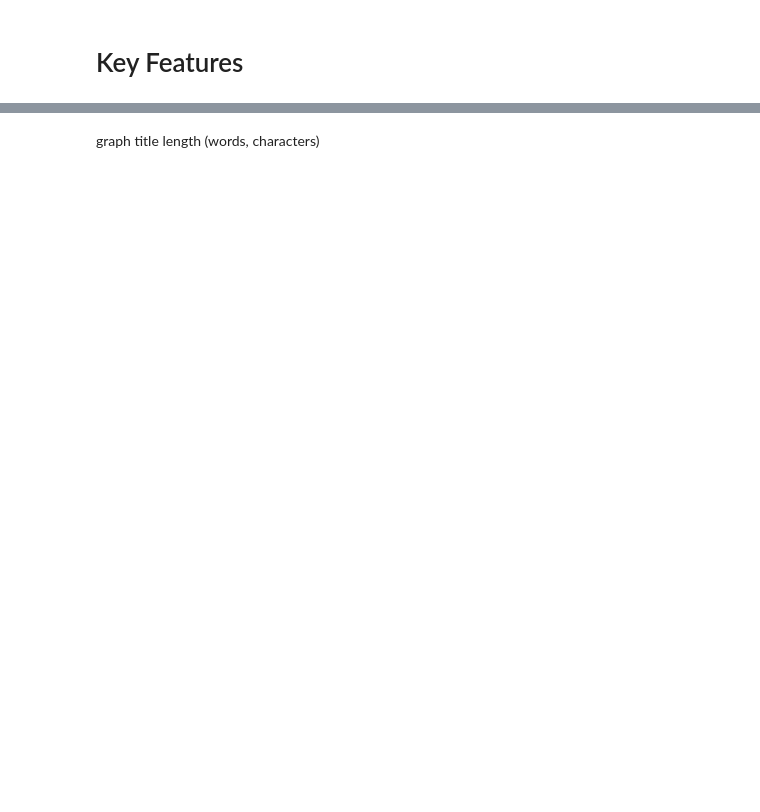
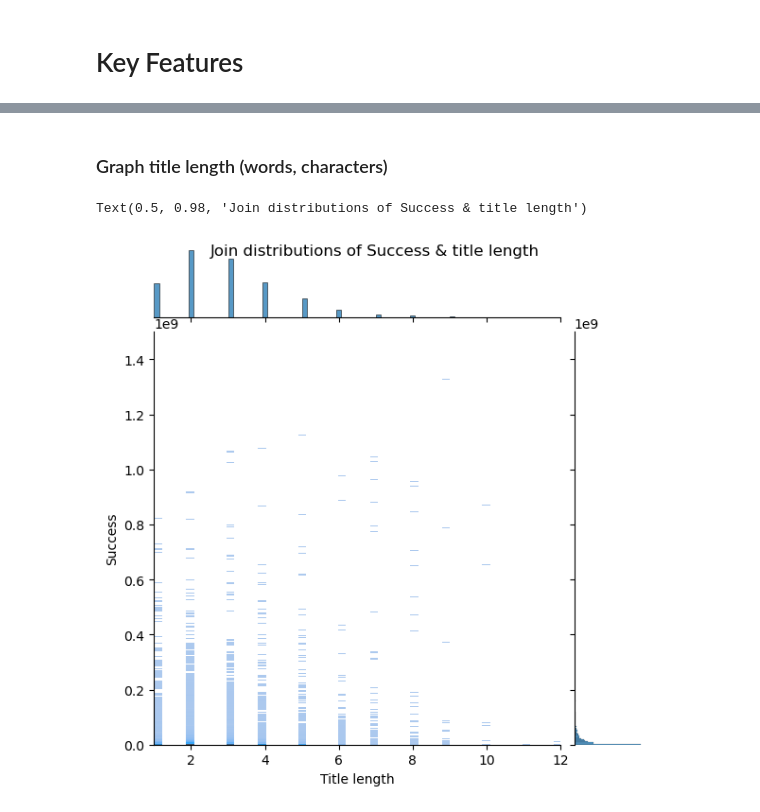
Before and after one commit to epfl-ada/ada-2023-project-randada, a Jupyter notebook: Key_Features.ipynb, the cells around one changed output, grey strips where cells are left out. Saved outputs shown, nothing was run; the diff lists cells and outputs as text; code cells hidden in the pictures; blank space fills up the shorter version.

```diff
--- a/Key_Features.ipynb
+++ b/Key_Features.ipynb
@@ -14,4 +20,5 @@ Intel MKL WARNING: Support of Intel(R) Streaming SIMD Extensions 4.2 (Intel(R) S
 # %%
 # importing the data
 
-movies=pd.read_csv('Data/')
+movies=pd.read_csv('Data/movies_preprocessed.csv')
+movies.head()
@@ -18,15 +32,23 @@ movies=pd.read_csv('Data/')
 # %% [markdown]
-graph title length (words, characters)
+### Graph title length (words, characters)
 # %%
 # Helper function to count the words in movie titles
 def count_words(x):
     # remove eventual spaces at the beginning and at the end of the string, split the string, count the words
     return len(x.strip().split())
+# %%
+# Add column with title length
+movies['Title_length'] = movies['Movie_name'].apply(count_words)
 # %%
 # Plot the join distributions of audience IMdB rating & title length
 # As there are more short titles, looking only at the mean rating for each title length is biased
 
-jplot = sns.jointplot(x='Title_length', y='Audience_imdb_rating', data=cmu_imdb, joint_kws={'s' : 25, 'alpha': 0.2})
+jplot = sns.jointplot(x='Title_length', y='Movie_box_office_revenue', data=movies, kind='hist', xlim=(1,12),ylim=(0,1500000000))
+#jplot = sns.jointplot(x='Title_length', y='Audience_imdb_rating', data=cmu_imdb, kind='hist', xlim=(1,12))
+
 plt.xlabel('Title length')
-plt.ylabel('IMdB audience rating')
-jplot.fig.suptitle('Join distributions of audience IMdB rating & title length')
+plt.ylabel('Success') # TO CHANGE WITH FINAL DATAFRAME
+jplot.fig.suptitle('Join distributions of Success & title length')
+# %% [output]
+Text(0.5, 0.98, 'Join distributions of Success & title length')
+[figure, added]
```
Also changed, not shown: parts of 22 cells of this notebook.
